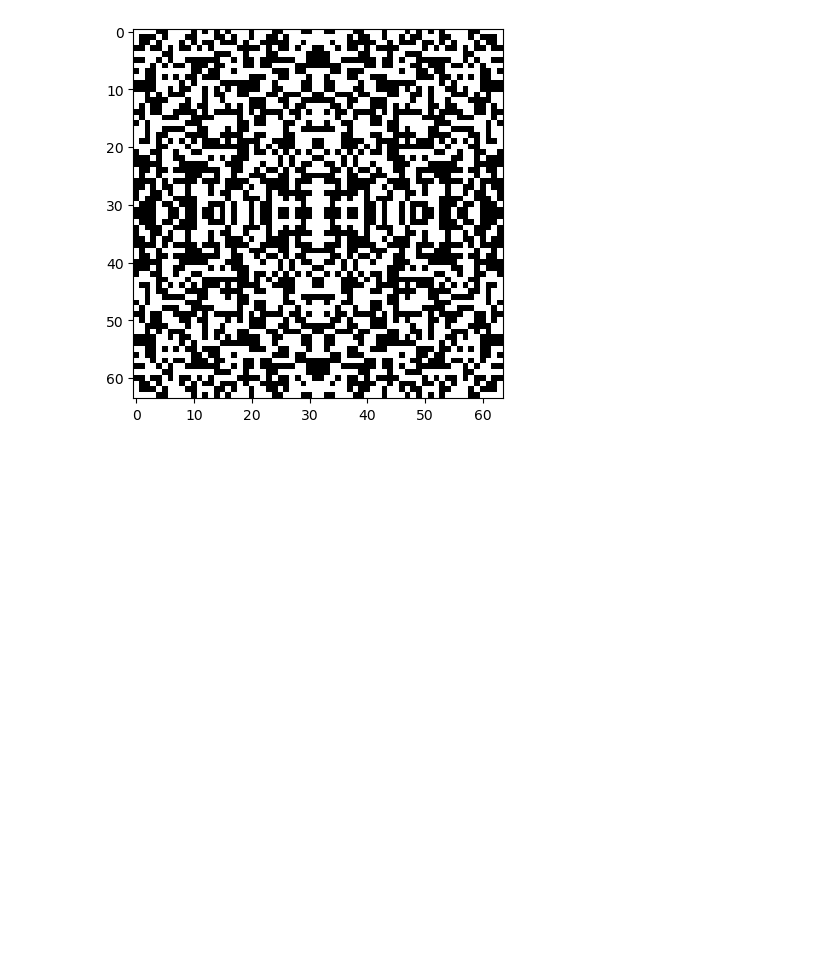
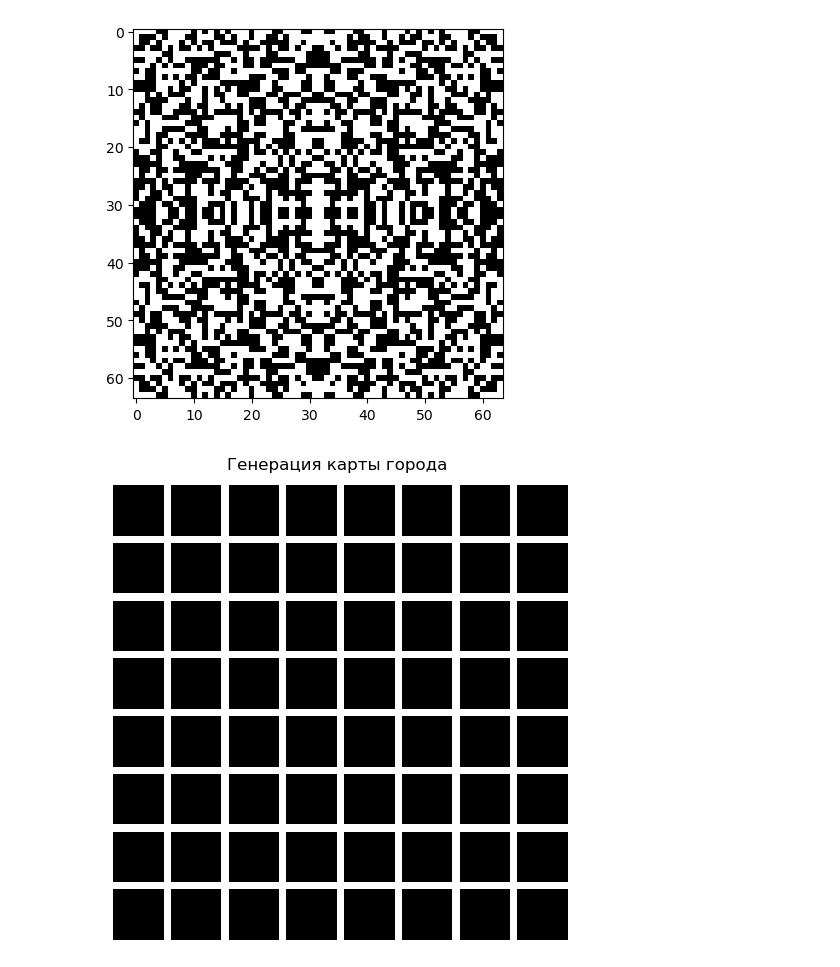
Before and after one commit to DrozdovDan/TransPath_Adaptation, a Jupyter notebook: Test_generator.ipynb, the cells around one changed output. Saved outputs shown, nothing was run; the diff lists cells and outputs as text; code cells hidden in the pictures; blank space fills up the shorter version.

```diff
--- a/Test_generator.ipynb
+++ b/Test_generator.ipynb
@@ -1795,3 +1798,32 @@ plt.show()
 # %% [output]
 Карта 60: 90° Rotational Symmetry
 [figure]
+# %%
+import numpy as np
+import matplotlib.pyplot as plt
+
+def generate_city_map(size=64, block_size=8):
+    # Создаём массив, заполненный единицами (застроенные кварталы)
+    city_map = np.ones((size, size), dtype=int)
+
+    # Обнуляем каждую block_size-ю строку для создания горизонтальных дорог
+    for i in range(0, size, block_size):
+        city_map[i, :] = 0
+
+    # Обнуляем каждый block_size-й столбец для создания вертикальных дорог
+    for j in range(0, size, block_size):
+        city_map[:, j] = 0
+
+    return city_map
+
+# Генерация карты
+city_map = generate_city_map()
+
+# Отображение карты
+plt.figure(figsize=(6,6))
+plt.imshow(1 - city_map, cmap='gray', interpolation='nearest')
+plt.title('Генерация карты города')
+plt.axis('off')
+plt.show()
+# %% [output]
+[figure, added]
```
Also changed, not shown: parts of 2 cells of this notebook, 7 other files.
